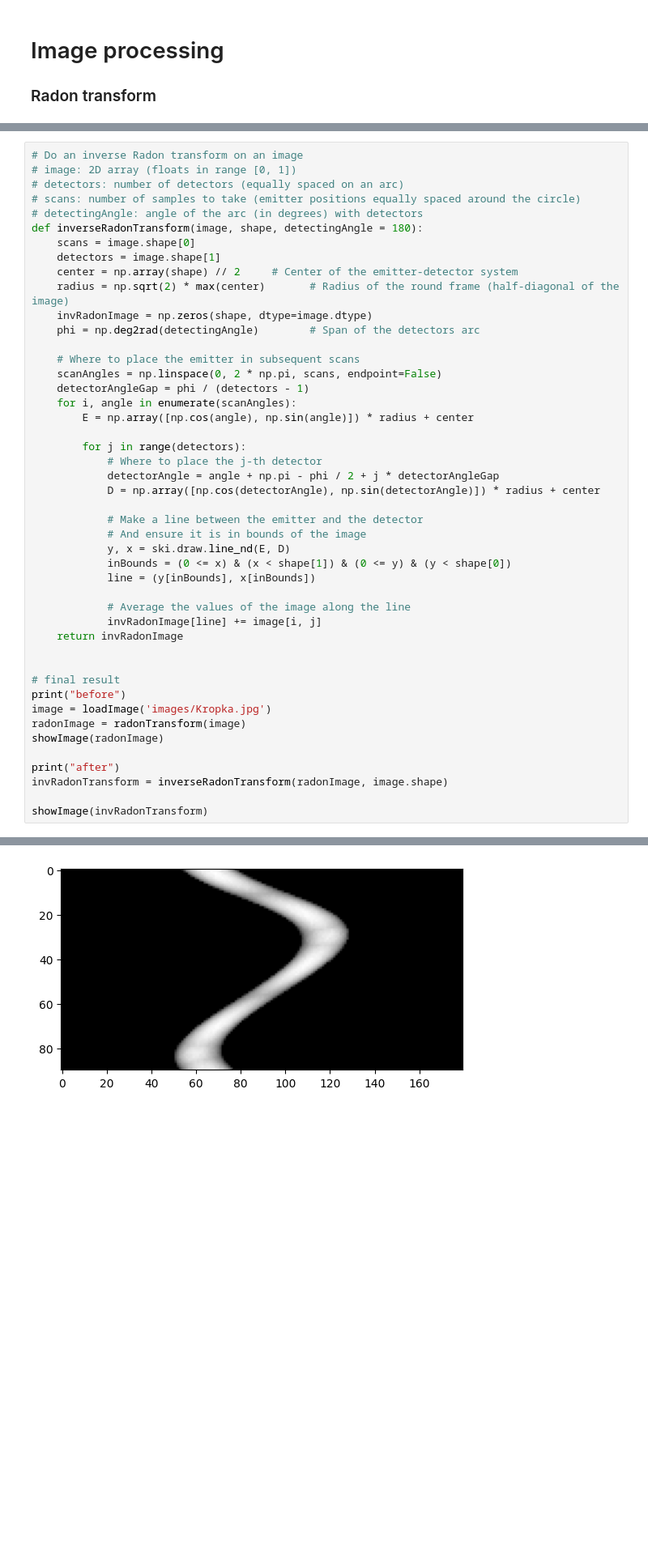
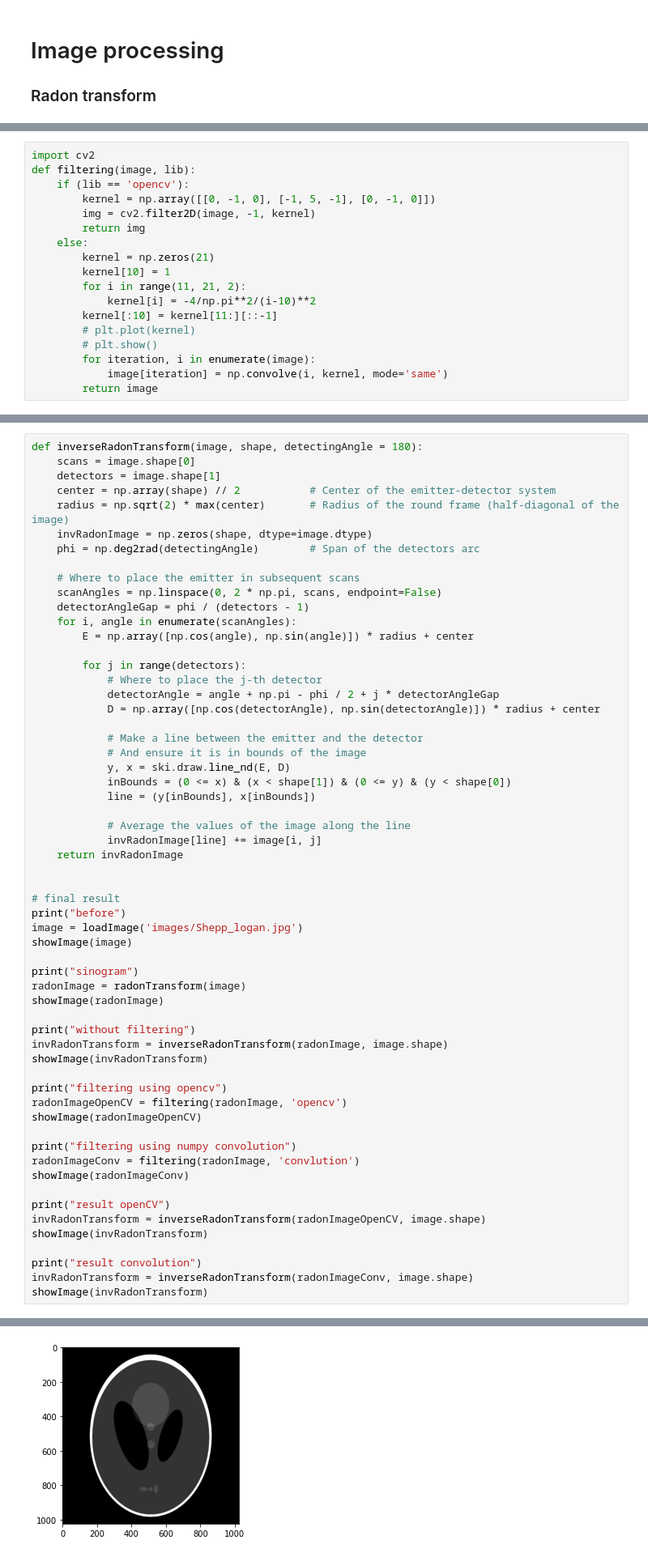
Before and after one commit to HelenaMaslowska/Tomograph, a Jupyter notebook: tk.ipynb, the cells around one changed output, grey strips where cells are left out. Shown: that part at 81% size. Drawn from its saved outputs; the diff is of its cells as text; blank space fills up the shorter version.

Commit message:
add filtering with 2 libraries

```diff
--- a/tk.ipynb
+++ b/tk.ipynb
@@ -123,0 +126,18 @@ showImage(radonImage)
+# %%
+import cv2
+def filtering(image, lib):
+	if (lib == 'opencv'):
+		kernel = np.array([[0, -1, 0], [-1, 5, -1], [0, -1, 0]])
+		img = cv2.filter2D(image, -1, kernel)
+		return img
+	else:
+		kernel = np.zeros(21)
+		kernel[10] = 1
+		for i in range(11, 21, 2):
+			kernel[i] = -4/np.pi**2/(i-10)**2
+		kernel[:10] = kernel[11:][::-1]
+		# plt.plot(kernel)
+		# plt.show()
+		for iteration, i in enumerate(image):
+			image[iteration] = np.convolve(i, kernel, mode='same')
+		return image
@@ -124,13 +151,8 @@ showImage(radonImage)
 # %%
-# Do an inverse Radon transform on an image
-# image: 2D array (floats in range [0, 1])
-# detectors: number of detectors (equally spaced on an arc)
-# scans: number of samples to take (emitter positions equally spaced around the circle)
-# detectingAngle: angle of the arc (in degrees) with detectors
 def inverseRadonTransform(image, shape, detectingAngle = 180):
     scans = image.shape[0]
     detectors = image.shape[1]
-    center = np.array(shape) // 2     # Center of the emitter-detector system
+    center = np.array(shape) // 2     		# Center of the emitter-detector system
     radius = np.sqrt(2) * max(center)       # Radius of the round frame (half-diagonal of the image)
     invRadonImage = np.zeros(shape, dtype=image.dtype)
     phi = np.deg2rad(detectingAngle)        # Span of the detectors arc
@@ -140,33 +162,51 @@ def inverseRadonTransform(image, shape, detectingAngle = 180):
     detectorAngleGap = phi / (detectors - 1)
     for i, angle in enumerate(scanAngles):
         E = np.array([np.cos(angle), np.sin(angle)]) * radius + center
 
         for j in range(detectors):
             # Where to place the j-th detector
             detectorAngle = angle + np.pi - phi / 2 + j * detectorAngleGap
             D = np.array([np.cos(detectorAngle), np.sin(detectorAngle)]) * radius + center
 
             # Make a line between the emitter and the detector
             # And ensure it is in bounds of the image
             y, x = ski.draw.line_nd(E, D)
             inBounds = (0 <= x) & (x < shape[1]) & (0 <= y) & (y < shape[0])
             line = (y[inBounds], x[inBounds])
 
             # Average the values of the image along the line
             invRadonImage[line] += image[i, j]
     return invRadonImage
 
 
 # final result
 print("before")
-image = loadImage('images/Kropka.jpg')
+image = loadImage('images/Shepp_logan.jpg')
+showImage(image)
+
+print("sinogram")
 radonImage = radonTransform(image)
 showImage(radonImage)
 
-print("after")
+print("without filtering")
 invRadonTransform = inverseRadonTransform(radonImage, image.shape)
+showImage(invRadonTransform)
 
+print("filtering using opencv")
+radonImageOpenCV = filtering(radonImage, 'opencv')
+showImage(radonImageOpenCV)
+
+print("filtering using numpy convolution")
+radonImageConv = filtering(radonImage, 'convlution')
+showImage(radonImageConv)
+
+print("result openCV")
+invRadonTransform = inverseRadonTransform(radonImageOpenCV, image.shape)
 showImage(invRadonTransform)
+
+print("result convolution")
+invRadonTransform = inverseRadonTransform(radonImageConv, image.shape)
+showImage(invRadonTransform)
 # %% [output]
 before
-[figure, old version]
+[figure, new version]
```
Also changed, not shown: parts of 5 cells of this notebook.
